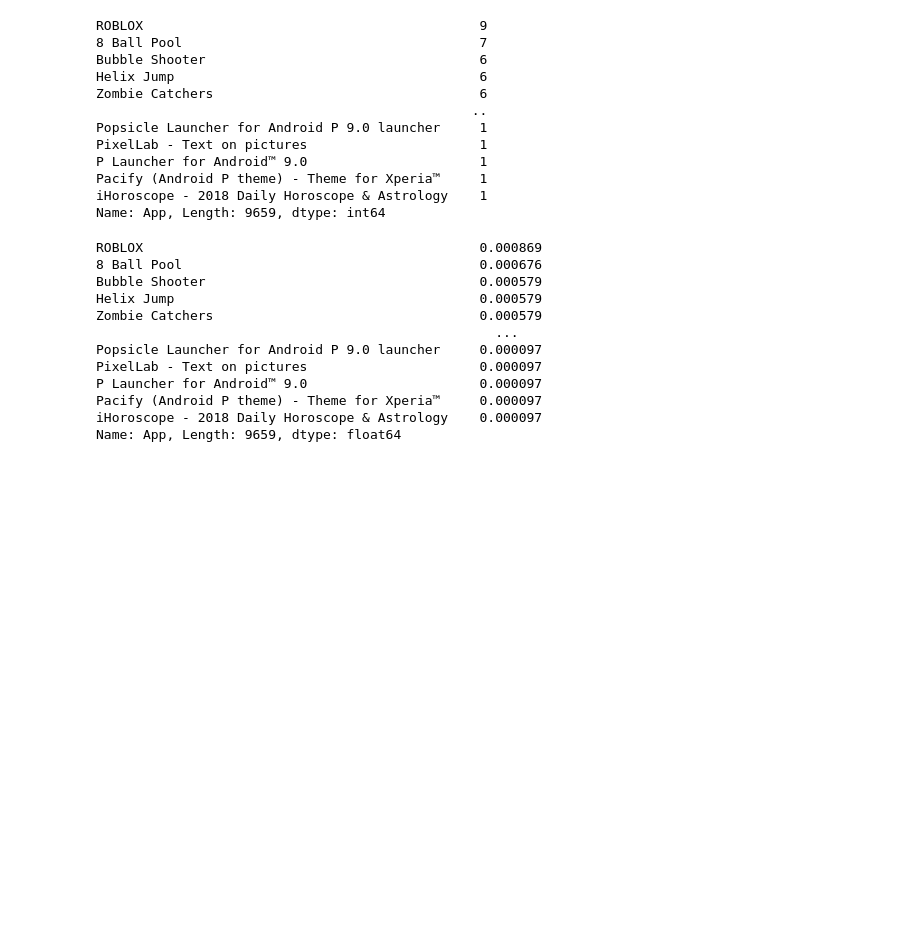
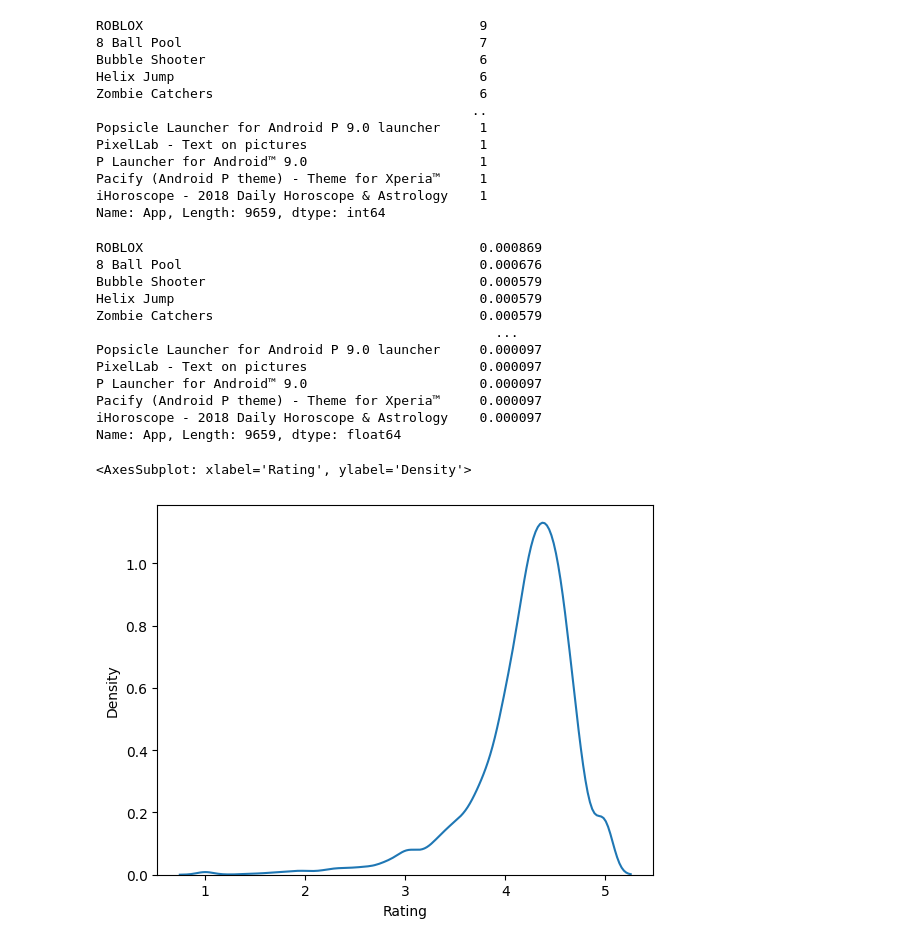
Before and after one commit to adityacs103/machine-learning, a Jupyter notebook: EDA-google-play.ipynb, the cells around one changed output. Cells and saved outputs as stored; diff of their text form; code cells hidden in the pictures; blank space fills up the shorter version.

```diff
--- a/EDA-google-play.ipynb
+++ b/EDA-google-play.ipynb
@@ -255,4 +255,7 @@ num_df=df[numeric_feature]
 # %%
 cat_df=df[categorical_feature]
 # %%
-sns.kdeplot
+sns.kdeplot(num_df['Rating'])
+# %% [output]
+<AxesSubplot: xlabel='Rating', ylabel='Density'>
+[figure, added]
```
Also changed, not shown: parts of 3 cells of this notebook, 1 other file.
